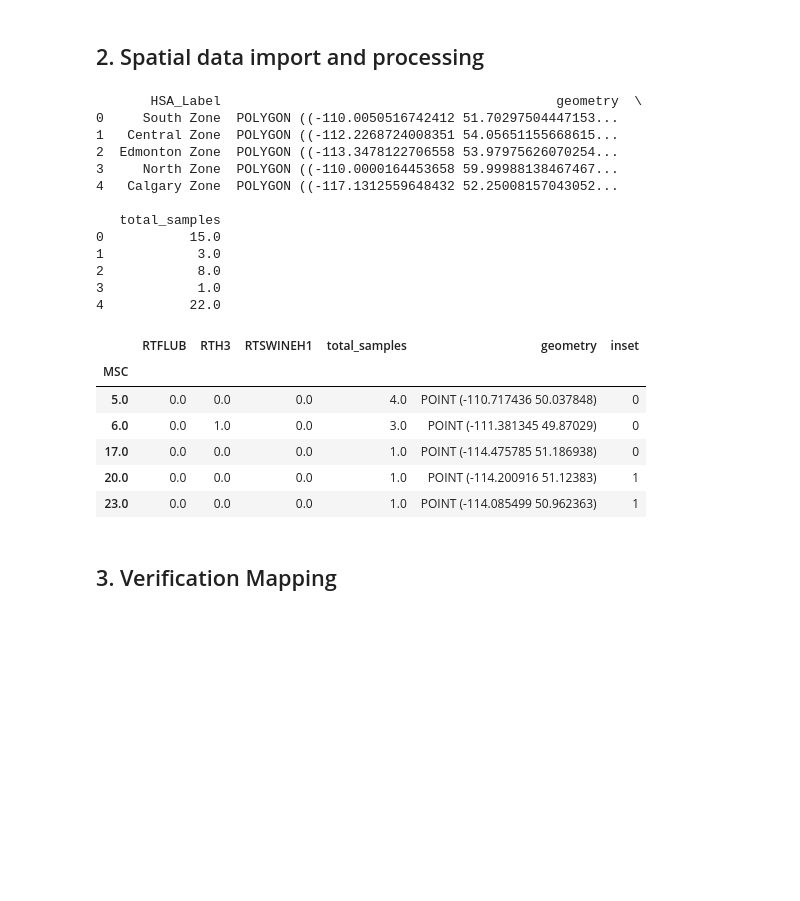
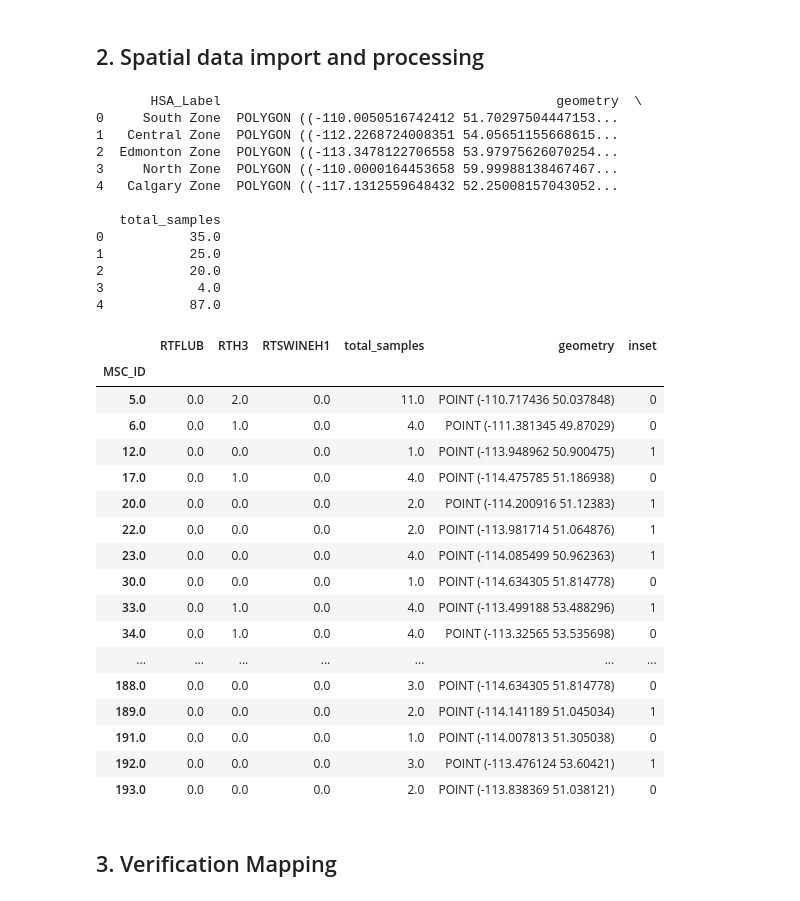
Before and after one commit to esolty/Tarrant, a Jupyter notebook: TARRANT_bulletindataimport_version_2.ipynb, the cells around one changed output. Saved outputs shown, nothing was run; the diff lists cells and outputs as text; code cells hidden in the pictures; blank space fills up the shorter version.

```diff
--- a/TARRANT_bulletindataimport_version_2.ipynb
+++ b/TARRANT_bulletindataimport_version_2.ipynb
@@ -78,21 +110,10 @@ import numpy as np
 ## 1 Excel data import and processing
 # %%
 # place file in directory, copy filename below
-weekly_data = 'Bulletin Data week 40-43.xlsx'
+weekly_data = 'Bulletin Data week 40-48.xlsx'
 
 from xlrd import open_workbook
 wb = open_workbook(weekly_data)
-
-# remove spaces and 7,8,9 values which should be zero
-def remove_spaces_789(value):
-    if type(value) == 'str':
-        return value.strip()
-    else:
-        if value in [7,8,9]:
-            value = 0
-            return value
-        else:
-            return value
 
 # make list of values
 for s in wb.sheets():
@@ -101,9 +122,7 @@ for s in wb.sheets():
         col_value = []
         for col in range(s.ncols):
             value  = (s.cell(row,col).value)
-            remove_spaces_789(value)
             col_value.append(value)
-        remove_spaces_789(value)
         values.append(col_value)
 print(values[0:5])
 # %% [output]
@@ -123,6 +142,21 @@ the number of virus columns is  3 please correct if not
 # %%
 # Create a DataFrame with spreadsheet columns and values
 places = pandas.DataFrame(values[1:],columns =values[0])
+
+# Remove 6,7,8,9 which are null values
+# remove spaces and 7,8,9 values which should be zero
+def remove_6789(value):
+    try:
+        if int(value) > 5 and int(value) < 10:
+            value = 0
+            return value
+        else:
+            return value
+    except:
+        return value
+for index, place in places.iterrows():
+    for i in range(virus_col_start-1,virus_col_start-1+number_of_virus_columns):
+        place[i] = remove_6789(place[i])
 
 # Create a total samples field
 total_samples_list = []
@@ -138,7 +172,7 @@ places['total_samples'] = total_samples_list
 
 # Sum Virus fields and total samples field and keep lat and long field
 # if more virus fields are present this needs to be modified
-table = pandas.pivot_table(places,index=["MSC"],values=['Lat', 'Long', 'RTFLUB', 'RTSWINEH1', 'RTH3', 'total_samples'],
+table = pandas.pivot_table(places,index=["MSC_ID"],values=['Lat', 'Long', 'RTFLUB', 'RTSWINEH1', 'RTH3', 'total_samples'],
                aggfunc={'Lat':np.median,'Long':np.median,"RTFLUB":np.sum,"RTSWINEH1":np.sum,"RTH3":np.sum,'total_samples':np.sum})
 
 places = table
@@ -204,43 +238,55 @@ print(result_sum.head())
 4   Calgary Zone  POLYGON ((-117.1312559648432 52.25008157043052...
 
    total_samples
-0           15.0
-1            3.0
-2            8.0
-3            1.0
-4           22.0
+0           35.0
+1           25.0
+2           20.0
+3            4.0
+4           87.0
 # %%
 # Add calgary and edmonton geojson files
 
 calgary_communities_filename = 'Calgary_Community_Boundaries.geojson'
 edmonton_communities_filename = 'Edmonton_Neighbourhood_Boundaries.geojson'
 
 cal_poly = geopandas.GeoDataFrame.from_file(calgary_communities_filename)
 ed_poly = geopandas.GeoDataFrame.from_file(edmonton_communities_filename)
 
 # Create inset field, inset = 1 if point is in Edmonton or Calgary
 inset = []
 for index, place in places.iterrows():
     field = 0
     for index2, ed_polygon in ed_poly.iterrows():
        if place['geometry'].intersects(ed_polygon['geometry']):
           field = 1
     for index3, cal_polygon in cal_poly.iterrows():
        if place['geometry'].intersects(cal_polygon['geometry']):
           field = 1
     inset.append(field)
 
 
 places['inset'] = inset
+places.reset_index(0, drop=False)
 places
 # %% [output]
 |  | RTFLUB | RTH3 | RTSWINEH1 | total_samples | geometry | inset |
-| MSC |  |  |  |  |  |  |
-| 5.0 | 0.0 | 0.0 | 0.0 | 4.0 | POINT (-110.717436 50.037848) | 0 |
-| 6.0 | 0.0 | 1.0 | 0.0 | 3.0 | POINT (-111.381345 49.87029) | 0 |
-| 17.0 | 0.0 | 0.0 | 0.0 | 1.0 | POINT (-114.475785 51.186938) | 0 |
-| 20.0 | 0.0 | 0.0 | 0.0 | 1.0 | POINT (-114.200916 51.12383) | 1 |
-| 23.0 | 0.0 | 0.0 | 0.0 | 1.0 | POINT (-114.085499 50.962363) | 1 |
+| MSC_ID |  |  |  |  |  |  |
+| 5.0 | 0.0 | 2.0 | 0.0 | 11.0 | POINT (-110.717436 50.037848) | 0 |
+| 6.0 | 0.0 | 1.0 | 0.0 | 4.0 | POINT (-111.381345 49.87029) | 0 |
+| 12.0 | 0.0 | 0.0 | 0.0 | 1.0 | POINT (-113.948962 50.900475) | 1 |
+| 17.0 | 0.0 | 1.0 | 0.0 | 4.0 | POINT (-114.475785 51.186938) | 0 |
+| 20.0 | 0.0 | 0.0 | 0.0 | 2.0 | POINT (-114.200916 51.12383) | 1 |
+| 22.0 | 0.0 | 0.0 | 0.0 | 2.0 | POINT (-113.981714 51.064876) | 1 |
+| 23.0 | 0.0 | 0.0 | 0.0 | 4.0 | POINT (-114.085499 50.962363) | 1 |
+| 30.0 | 0.0 | 0.0 | 0.0 | 1.0 | POINT (-114.634305 51.814778) | 0 |
+| 33.0 | 0.0 | 1.0 | 0.0 | 4.0 | POINT (-113.499188 53.488296) | 1 |
+| 34.0 | 0.0 | 1.0 | 0.0 | 4.0 | POINT (-113.32565 53.535698) | 0 |
+| ... | ... | ... | ... | ... | ... | ... |
+| 188.0 | 0.0 | 0.0 | 0.0 | 3.0 | POINT (-114.634305 51.814778) | 0 |
+| 189.0 | 0.0 | 0.0 | 0.0 | 2.0 | POINT (-114.141189 51.045034) | 1 |
+| 191.0 | 0.0 | 0.0 | 0.0 | 1.0 | POINT (-114.007813 51.305038) | 0 |
+| 192.0 | 0.0 | 0.0 | 0.0 | 3.0 | POINT (-113.476124 53.60421) | 1 |
+| 193.0 | 0.0 | 0.0 | 0.0 | 2.0 | POINT (-113.838369 51.038121) | 0 |
 # %% [markdown]
 ## 3. Verification Mapping
 # %%
```
Also changed, not shown: parts of 6 cells of this notebook.
